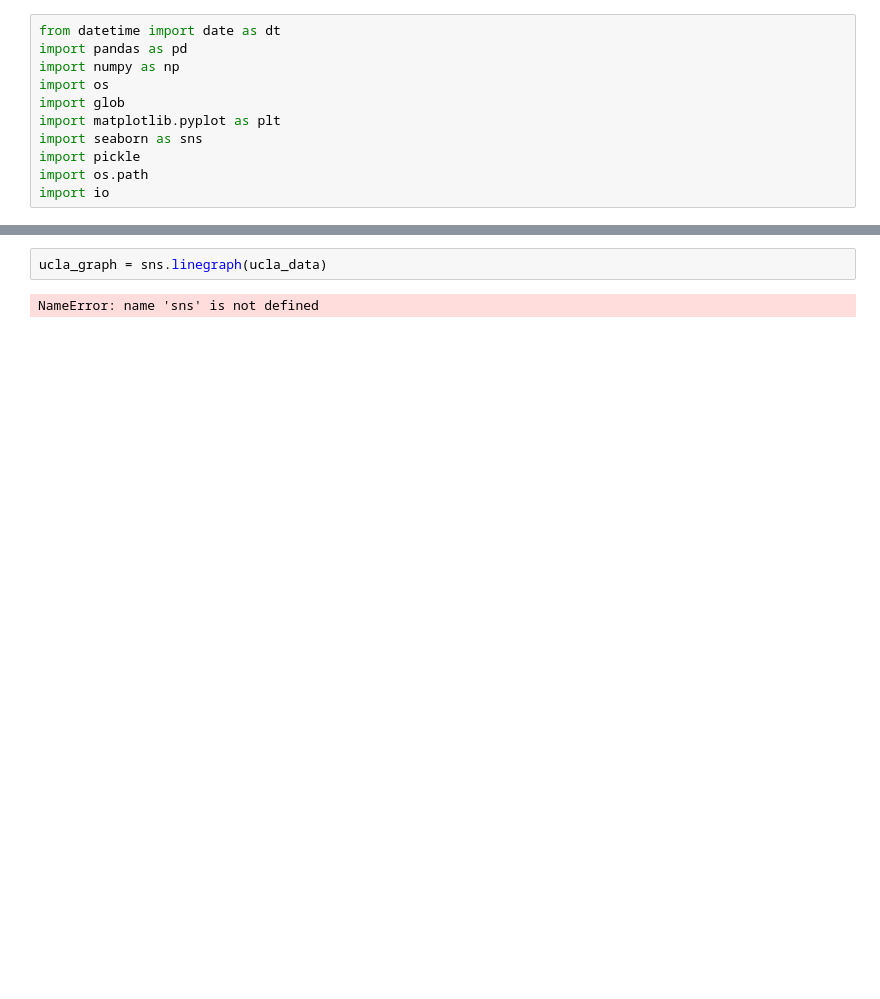
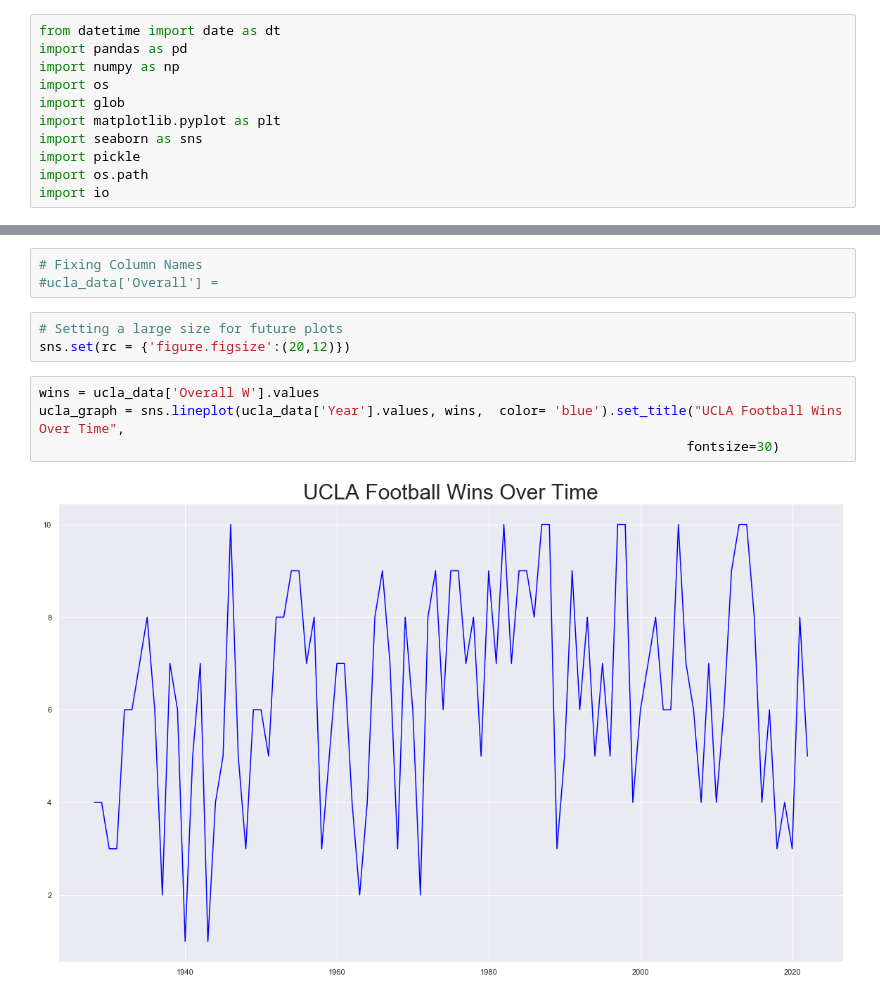
Before and after one commit to JoeFregault/Los-Angeles-College-Football-vs-NFL, a Jupyter notebook: Loading in CFB & NFL Data.ipynb, the cells around one changed output, grey strips where cells are left out. Saved outputs shown, nothing was run; the diff lists cells and outputs as text; blank space fills up the shorter version.

Commit message:
New UCLA graph

```diff
--- a/Loading in CFB & NFL Data.ipynb
+++ b/Loading in CFB & NFL Data.ipynb
@@ -14,4 +22,12 @@ ucla_data = pd.read_csv("ucla.csv")
-# %%
-ucla_graph = sns.linegraph(ucla_data)
-# %% [output]
-NameError: name 'sns' is not defined
+# %%
+# Fixing Column Names
+#ucla_data['Overall'] =
+# %%
+# Setting a large size for future plots
+sns.set(rc = {'figure.figsize':(20,12)})
+# %%
+wins = ucla_data['Overall W'].values
+ucla_graph = sns.lineplot(ucla_data['Year'].values, wins,  color= 'blue').set_title("UCLA Football Wins Over Time",
+                                                                                   fontsize=30)
+# %% [output]
+[figure, added]
```
Also changed, not shown: parts of 1 cell of this notebook, 1 other file.
